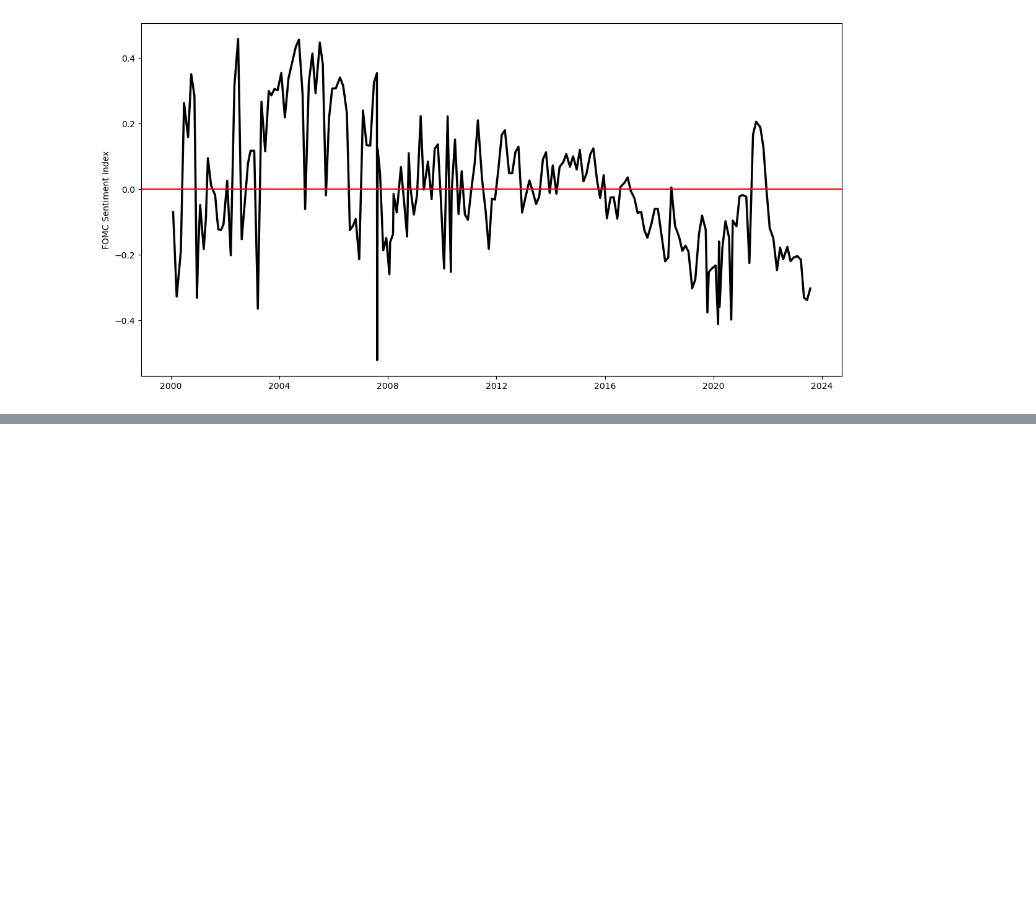
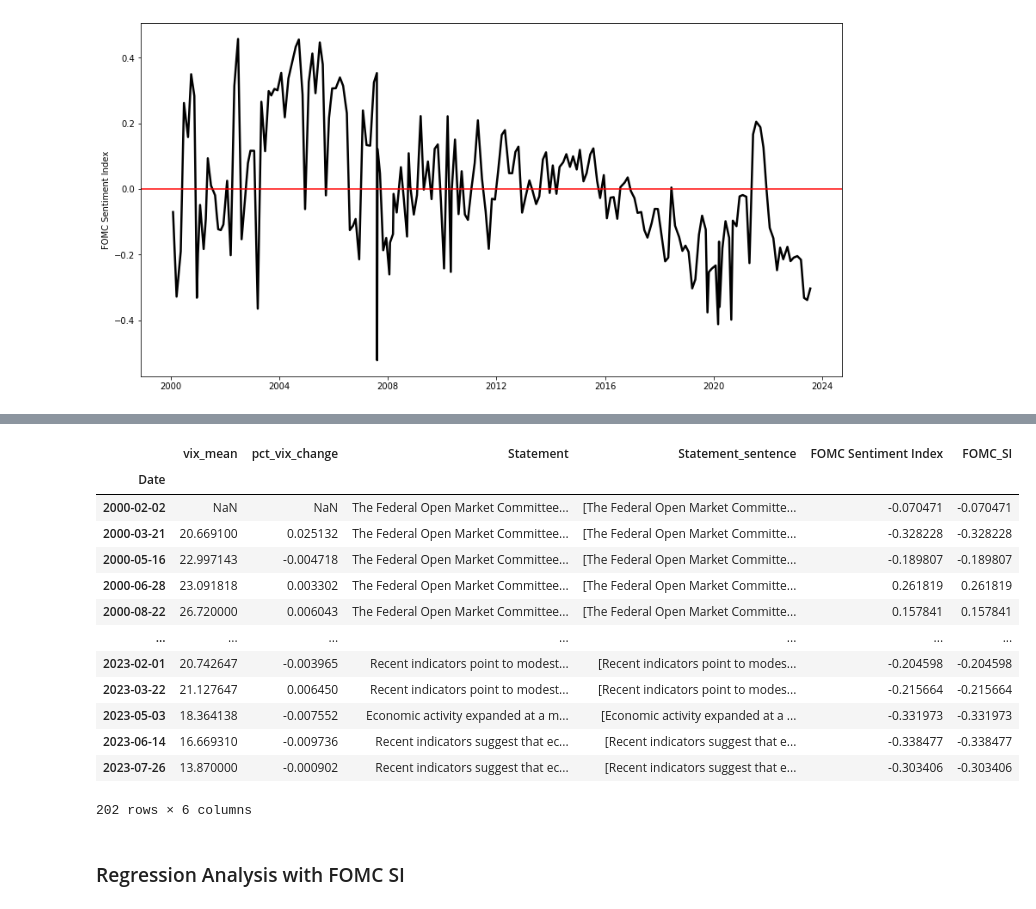
Before and after one commit to ADA-GWU/guidedresearchproject-ayda000, a Jupyter notebook: fomc_si_example.ipynb, the cells around one changed output, grey strips where cells are left out. Cells and saved outputs as stored; diff of their text form; code cells hidden in the pictures; blank space fills up the shorter version.

```diff
--- a/fomc_si_example.ipynb
+++ b/fomc_si_example.ipynb
@@ -219,0 +461,4 @@ Name: FOMC Sentiment Index, dtype: float64
+# %%
+vix_change = vix_change.join(statement_dates)
+vix_change =index_date_set(vix_change, 2)
+vix_change
@@ -219,0 +480,4 @@ Name: FOMC Sentiment Index, dtype: float64
+# %%
+#Drop last group since the data does not end of an FOMC meeting
+vix_change = vix_change.drop(vix_change.index[-1])
+vix_change
@@ -219,0 +499,24 @@ Name: FOMC Sentiment Index, dtype: float64
+# %%
+# Now merge/concatinate the vix data with the sentiment index data
+fomc_si_df = pd.concat([vix_change, fomc_si_df], axis =1)
+# %%
+fomc_si_df['FOMC_SI']= fomc_si_df['FOMC Sentiment Index']
+# %%
+fomc_si_df
+# %% [output]
+|  | vix_mean | pct_vix_change | Statement | Statement_sentence | FOMC Sentiment Index | FOMC_SI |
+| Date |  |  |  |  |  |  |
+| 2000-02-02 | NaN | NaN | The Federal Open Market Committee... | [The Federal Open Market Committe... | -0.070471 | -0.070471 |
+| 2000-03-21 | 20.669100 | 0.025132 | The Federal Open Market Committee... | [The Federal Open Market Committe... | -0.328228 | -0.328228 |
+| 2000-05-16 | 22.997143 | -0.004718 | The Federal Open Market Committee... | [The Federal Open Market Committe... | -0.189807 | -0.189807 |
+| 2000-06-28 | 23.091818 | 0.003302 | The Federal Open Market Committee... | [The Federal Open Market Committe... | 0.261819 | 0.261819 |
+| 2000-08-22 | 26.720000 | 0.006043 | The Federal Open Market Committee... | [The Federal Open Market Committe... | 0.157841 | 0.157841 |
+| ... | ... | ... | ... | ... | ... | ... |
+| 2023-02-01 | 20.742647 | -0.003965 | Recent indicators point to modest... | [Recent indicators point to modes... | -0.204598 | -0.204598 |
+| 2023-03-22 | 21.127647 | 0.006450 | Recent indicators point to modest... | [Recent indicators point to modes... | -0.215664 | -0.215664 |
+| 2023-05-03 | 18.364138 | -0.007552 | Economic activity expanded at a m... | [Economic activity expanded at a ... | -0.331973 | -0.331973 |
+| 2023-06-14 | 16.669310 | -0.009736 | Recent indicators suggest that ec... | [Recent indicators suggest that e... | -0.338477 | -0.338477 |
+| 2023-07-26 | 13.870000 | -0.000902 | Recent indicators suggest that ec... | [Recent indicators suggest that e... | -0.303406 | -0.303406 |
+202 rows × 6 columns
+# %% [markdown]
+### Regression Analysis with FOMC SI
```
Also changed, not shown: parts of 50 cells of this notebook.
